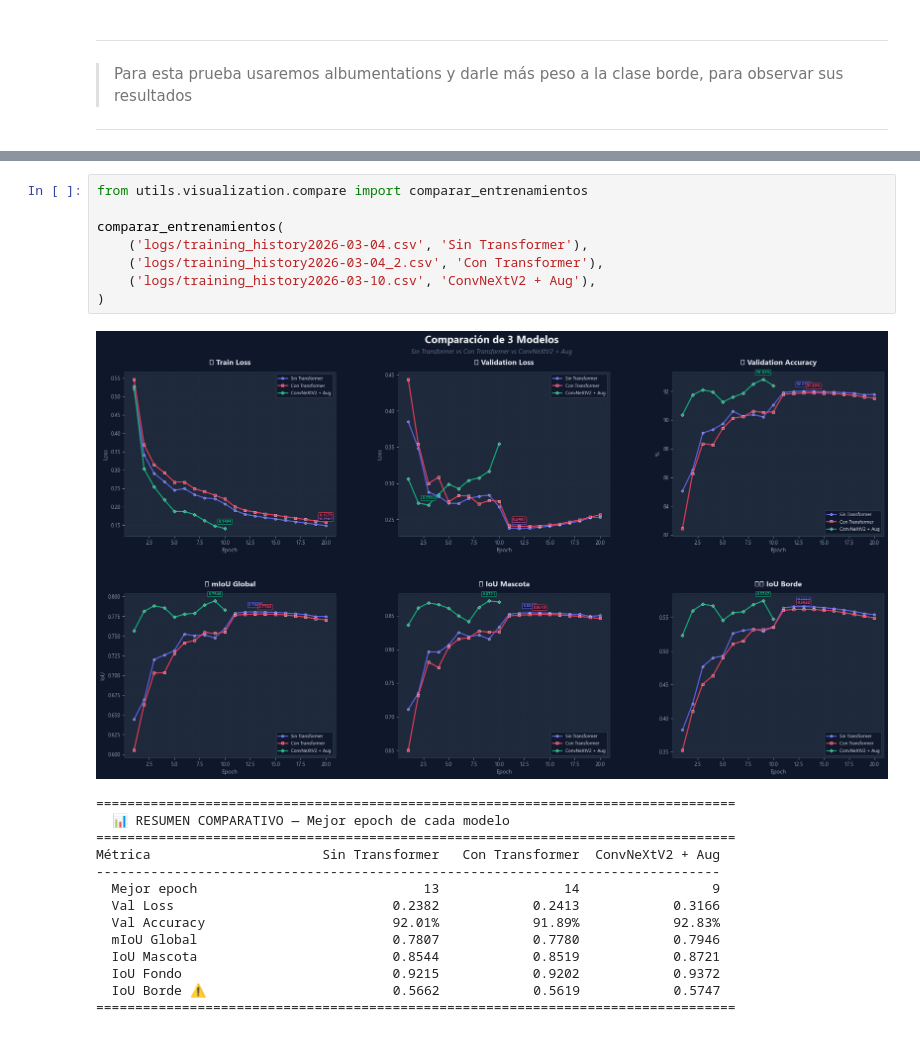
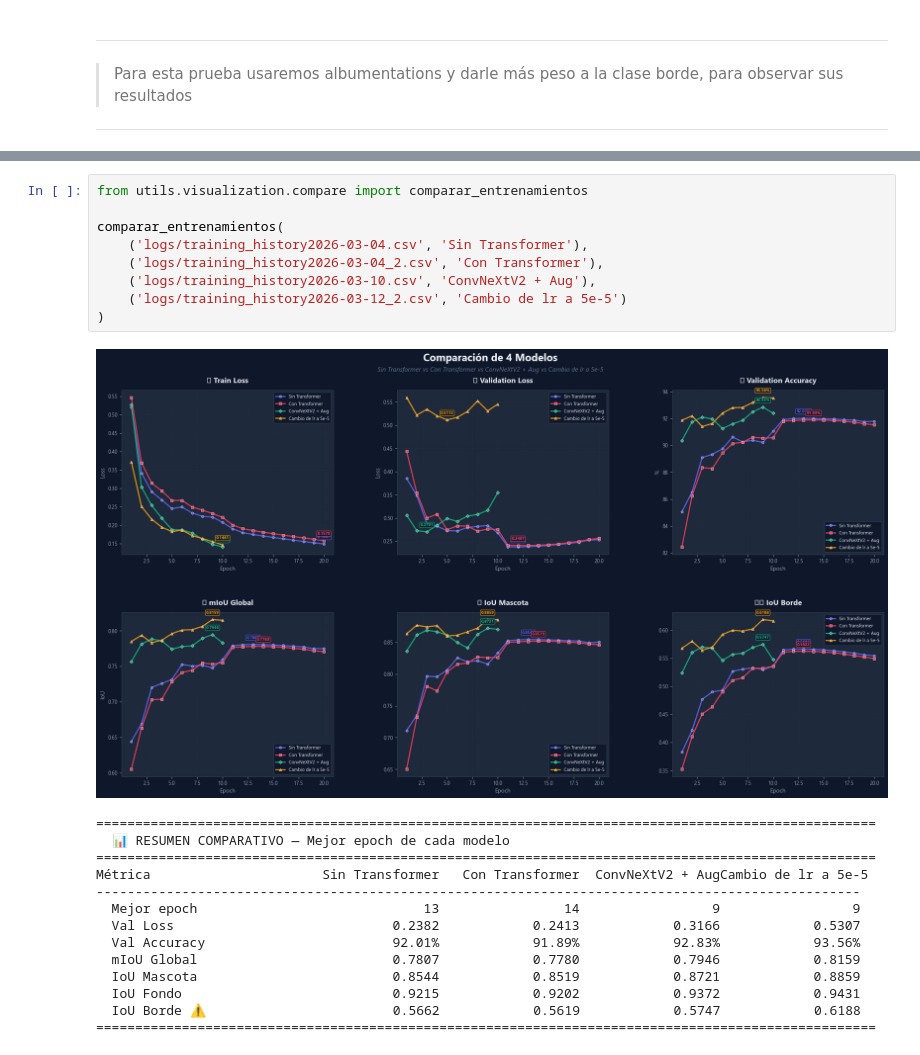
Before and after one commit to DiegoXAI-Shape/Abbadon, a Jupyter notebook: source/Daowa_maadV3.ipynb, the cells around one changed output, grey strips where cells are left out. Cells and saved outputs as stored; diff of their text form.

```diff
--- a/source/Daowa_maadV3.ipynb
+++ b/source/Daowa_maadV3.ipynb
@@ -173,23 +178,24 @@ Epoch 10: Train Loss = 0.1404; Precision = 95.9274; Validation loss = 0.3548, Pr
 # %%
 from utils.visualization.compare import comparar_entrenamientos
 
 comparar_entrenamientos(
     ('logs/training_history2026-03-04.csv', 'Sin Transformer'),
     ('logs/training_history2026-03-04_2.csv', 'Con Transformer'),
     ('logs/training_history2026-03-10.csv', 'ConvNeXtV2 + Aug'),
+    ('logs/training_history2026-03-12_2.csv', 'Cambio de lr a 5e-5')
 )
 # %% [output]
-[figure, old version]
+[figure, new version]
-==================================================================================
+====================================================================================================
   📊 RESUMEN COMPARATIVO — Mejor epoch de cada modelo
-==================================================================================
-Métrica                      Sin Transformer   Con Transformer  ConvNeXtV2 + Aug
---------------------------------------------------------------------------------
-  Mejor epoch                             13                14                 9
-  Val Loss                            0.2382            0.2413            0.3166
-  Val Accuracy                        92.01%            91.89%            92.83%
-  mIoU Global                         0.7807            0.7780            0.7946
-  IoU Mascota                         0.8544            0.8519            0.8721
-  IoU Fondo                           0.9215            0.9202            0.9372
-  IoU Borde ⚠️                        0.5662            0.5619            0.5747
-==================================================================================
+====================================================================================================
+Métrica                      Sin Transformer   Con Transformer  ConvNeXtV2 + AugCambio de lr a 5e-5
+--------------------------------------------------------------------------------------------------
+  Mejor epoch                             13                14                 9                 9
+  Val Loss                            0.2382            0.2413            0.3166            0.5307
+  Val Accuracy                        92.01%            91.89%            92.83%            93.56%
+  mIoU Global                         0.7807            0.7780            0.7946            0.8159
+  IoU Mascota                         0.8544            0.8519            0.8721            0.8859
+  IoU Fondo                           0.9215            0.9202            0.9372            0.9431
+  IoU Borde ⚠️                        0.5662            0.5619            0.5747            0.6188
+====================================================================================================
```
Also changed, not shown: parts of 3 cells of this notebook.
